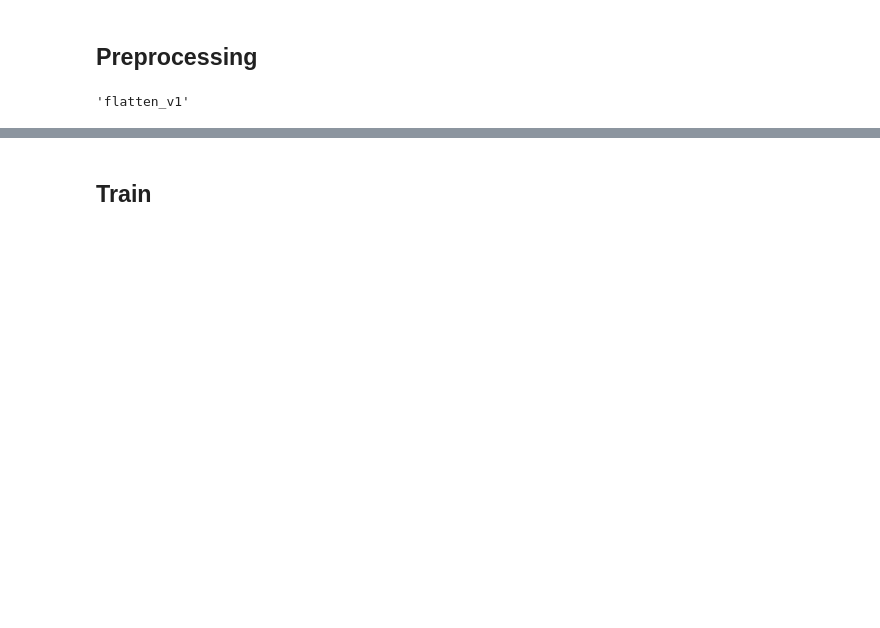
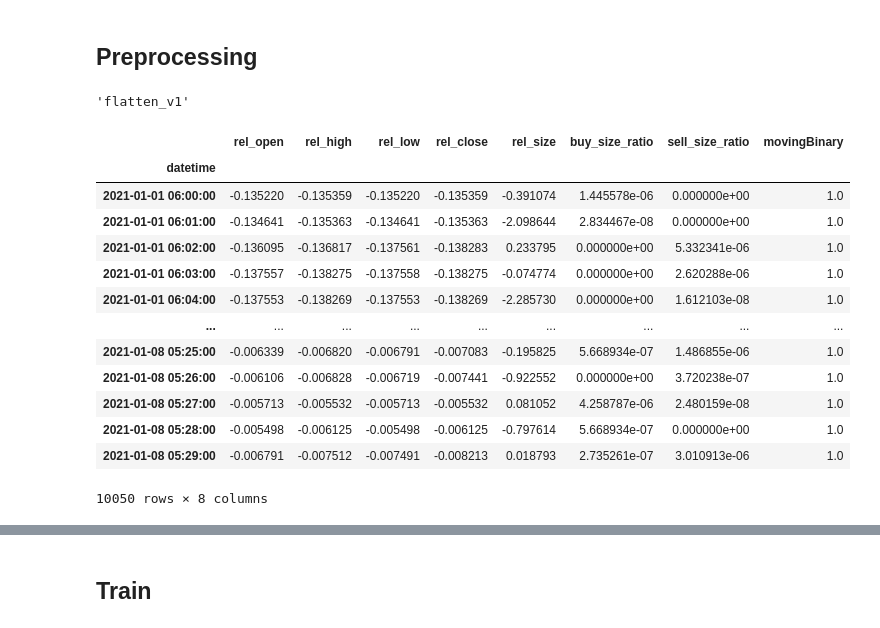
Before and after one commit to tanico-rikudo/aleister, a Jupyter notebook: src/test_learn.ipynb, the cells around one changed output, grey strips where cells are left out. Cells and saved outputs as stored; diff of their text form; code cells hidden in the pictures; blank space fills up the shorter version.

```diff
--- a/src/test_learn.ipynb
+++ b/src/test_learn.ipynb
@@ -150,6 +149,23 @@ input_data_structure = fp.model_config.get("INPUT_DATA_STRUCTURE")
 output_data_structure
 # %% [output]
 'flatten_v1'
+# %%
+data_tree['X']
+# %% [output]
+|  | rel_open | rel_high | rel_low | rel_close | rel_size | buy_size_ratio | sell_size_ratio | movingBinary |
+| datetime |  |  |  |  |  |  |  |  |
+| 2021-01-01 06:00:00 | -0.135220 | -0.135359 | -0.135220 | -0.135359 | -0.391074 | 1.445578e-06 | 0.000000e+00 | 1.0 |
+| 2021-01-01 06:01:00 | -0.134641 | -0.135363 | -0.134641 | -0.135363 | -2.098644 | 2.834467e-08 | 0.000000e+00 | 1.0 |
+| 2021-01-01 06:02:00 | -0.136095 | -0.136817 | -0.137561 | -0.138283 | 0.233795 | 0.000000e+00 | 5.332341e-06 | 1.0 |
+| 2021-01-01 06:03:00 | -0.137557 | -0.138275 | -0.137558 | -0.138275 | -0.074774 | 0.000000e+00 | 2.620288e-06 | 1.0 |
+| 2021-01-01 06:04:00 | -0.137553 | -0.138269 | -0.137553 | -0.138269 | -2.285730 | 0.000000e+00 | 1.612103e-08 | 1.0 |
+| ... | ... | ... | ... | ... | ... | ... | ... | ... |
+| 2021-01-08 05:25:00 | -0.006339 | -0.006820 | -0.006791 | -0.007083 | -0.195825 | 5.668934e-07 | 1.486855e-06 | 1.0 |
+| 2021-01-08 05:26:00 | -0.006106 | -0.006828 | -0.006719 | -0.007441 | -0.922552 | 0.000000e+00 | 3.720238e-07 | 1.0 |
+| 2021-01-08 05:27:00 | -0.005713 | -0.005532 | -0.005713 | -0.005532 | 0.081052 | 4.258787e-06 | 2.480159e-08 | 1.0 |
+| 2021-01-08 05:28:00 | -0.005498 | -0.006125 | -0.005498 | -0.006125 | -0.797614 | 5.668934e-07 | 0.000000e+00 | 1.0 |
+| 2021-01-08 05:29:00 | -0.006791 | -0.007512 | -0.007491 | -0.008213 | 0.018793 | 2.735261e-07 | 3.010913e-06 | 1.0 |
+10050 rows × 8 columns
 # %%
 data_tree =dg.get_Xy(mode='train',input_data_structure=input_data_structure,output_data_structure=output_data_structure,sym=sym, sd=fetch_start, ed=fetch_end)
 fp._logger.info("[DONE] Get prepro raw datas. {0}~{1}".format(fetch_start, fetch_end))
```
Also changed, not shown: parts of 27 cells of this notebook, 6 other files.
